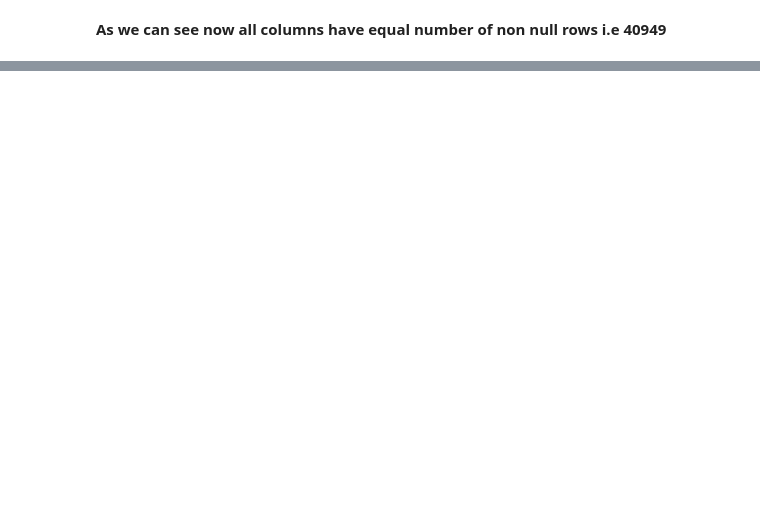
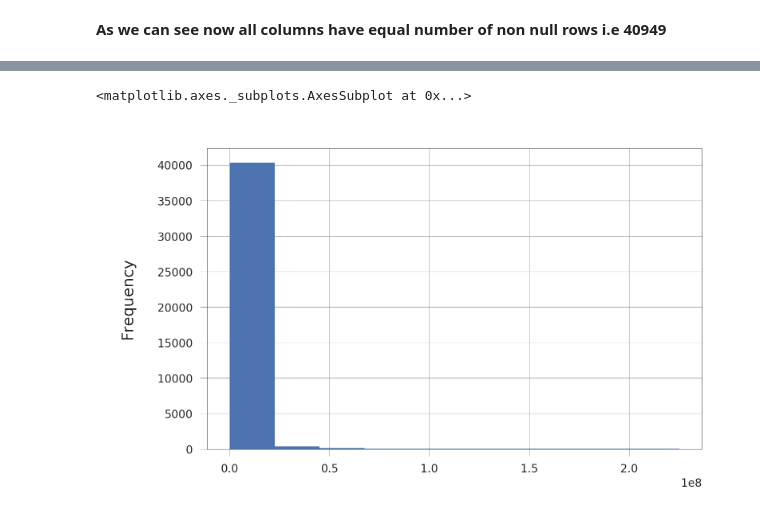
Before and after one commit to AbhinavShank/Youtube-Trending, a Jupyter notebook: YTAnalysis_USA.ipynb, the cells around one changed output, grey strips where cells are left out. Drawn from its saved outputs; the diff is of its cells as text; code cells hidden in the pictures; blank space fills up the shorter version.

```diff
--- a/YTAnalysis_USA.ipynb
+++ b/YTAnalysis_USA.ipynb
@@ -191,0 +266,7 @@ df.describe()
+# %%
+df['views'].plot.hist()
+
+plt.show()
+# %% [output]
+<matplotlib.axes._subplots.AxesSubplot at 0x...>
+[figure, added]
```
Also changed, not shown: parts of 15 cells of this notebook.
